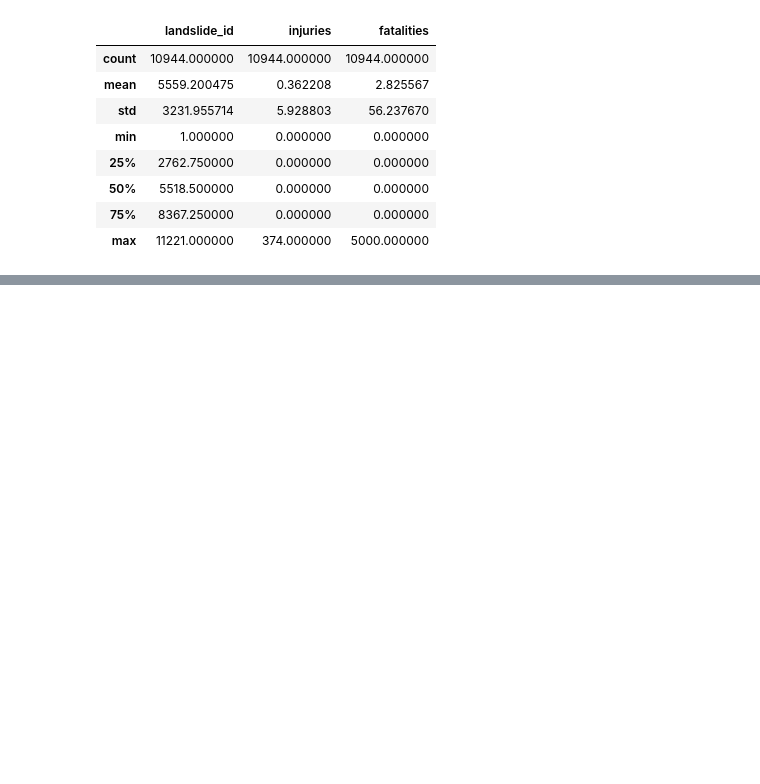
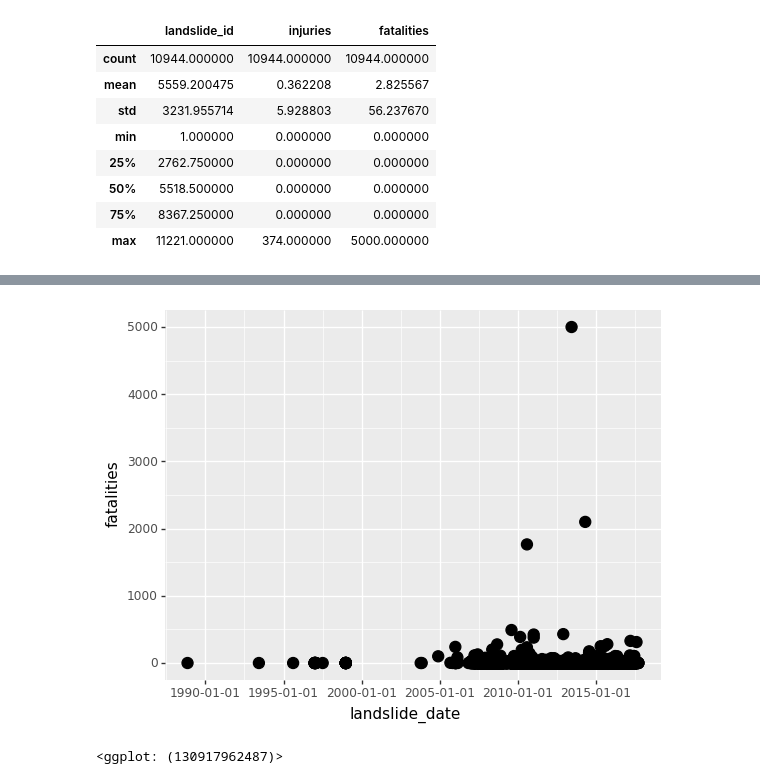
Before and after one commit to shupersap/Global_Landslide, a Jupyter notebook: 2_exploration/EDA.ipynb, the cells around one changed output, grey strips where cells are left out. Drawn from its saved outputs; the diff is of its cells as text; code cells hidden in the pictures; blank space fills up the shorter version.

```diff
--- a/2_exploration/EDA.ipynb
+++ b/2_exploration/EDA.ipynb
@@ -68,0 +99,7 @@ Landslide_basics.to_file("Landslide_Summary.html")
+# %%
+#draw a scatter plot to see spread of fatality occurence
+ggplot(clean_slide)+aes(x="landslide_date", y="fatalities") + geom_point(size=4)
+#only 3 discernable points can be discenered as an outlier
+# %% [output]
+[figure, added]
+<ggplot: (130917962487)>
```
Also changed, not shown: parts of 10 cells of this notebook, 1 other file.
